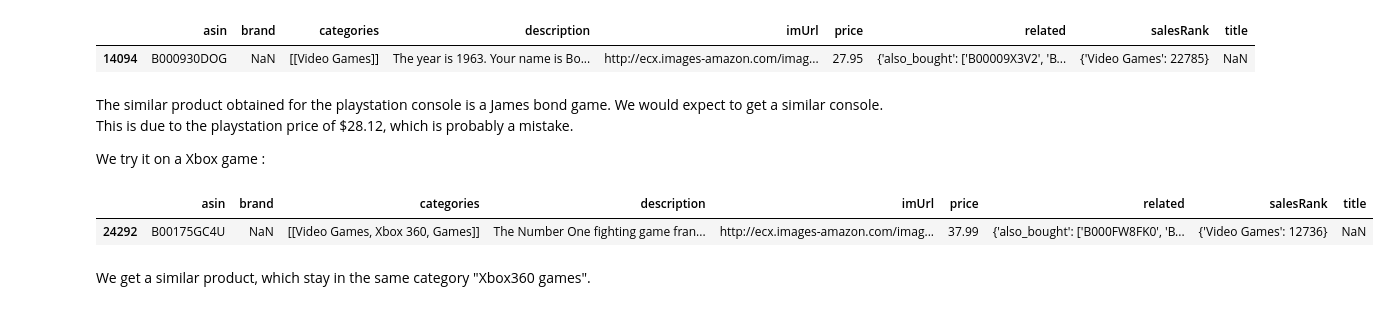
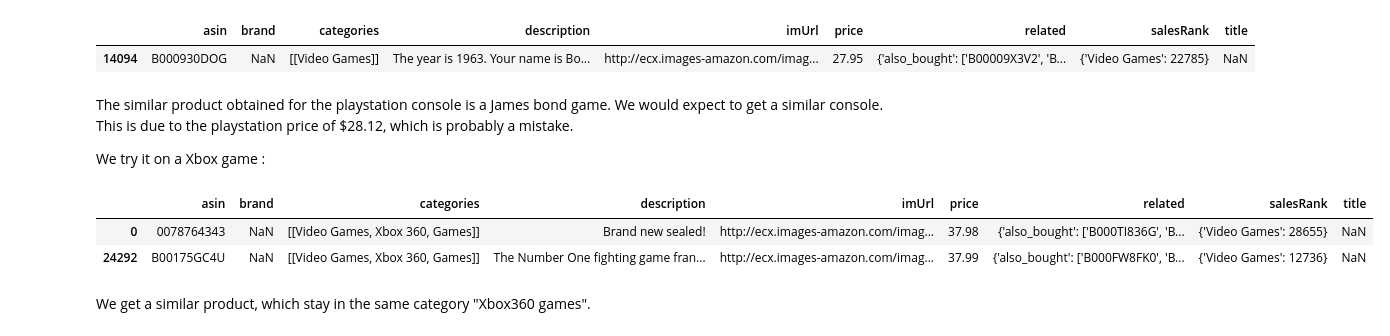
Before and after one commit to adamazon/adamazon-code, a Jupyter notebook: Similar products.ipynb, the cells around one changed output. Drawn from its saved outputs; the diff is of its cells as text; code cells hidden in the pictures.

```diff
--- a/Similar products.ipynb
+++ b/Similar products.ipynb
@@ -199,8 +199,10 @@ for i, product in video_games_meta_dropped_price_nan.iterrows():
 We now can use these products representation to find the nearest neighbors for a given product
 # %%
 # Return the indices of neighbors products
-def get_nearest_neighbors_product(product, X, n_neighbors=2):
+def get_nearest_neighbors_product(product, X, X_asin, n_neighbors=2):
     nbrs = NearestNeighbors(n_neighbors=n_neighbors, algorithm='ball_tree').fit(X)
     distances, indices = nbrs.kneighbors([get_features_from_product_metadata(product.squeeze())])
-    return indices[0]
+
+    asins = [X_asin[i] for i in indices[0]]
+    return asins
 # %%
@@ -217,10 +219,11 @@ We try it on a Xbox game :
 # %%
 xbox_game = video_games_meta.iloc[0]
 # %%
-indices = get_nearest_neighbors_product(xbox_game, X)
-video_games_meta[video_games_meta.asin == X_asin[indices[1]]]
+asins = get_nearest_neighbors_product(xbox_game, X, X_asin)
+video_games_meta[video_games_meta.asin.isin(asins)]
 # %% [output]
 |  | asin | brand | categories | description | imUrl | price | related | salesRank | title |
+| 0 | 0078764343 | NaN | [[Video Games, Xbox 360, Games]] | Brand new sealed! | http://ecx.images-amazon.com/imag... | 37.98 | {'also_bought': ['B000TI836G', 'B... | {'Video Games': 28655} | NaN |
 | 24292 | B00175GC4U | NaN | [[Video Games, Xbox 360, Games]] | The Number One fighting game fran... | http://ecx.images-amazon.com/imag... | 37.99 | {'also_bought': ['B000FW8FK0', 'B... | {'Video Games': 12736} | NaN |
 # %% [markdown]
 We get a similar product, which stay in the same category "Xbox360 games".
```
Also changed, not shown: parts of 7 cells of this notebook.
